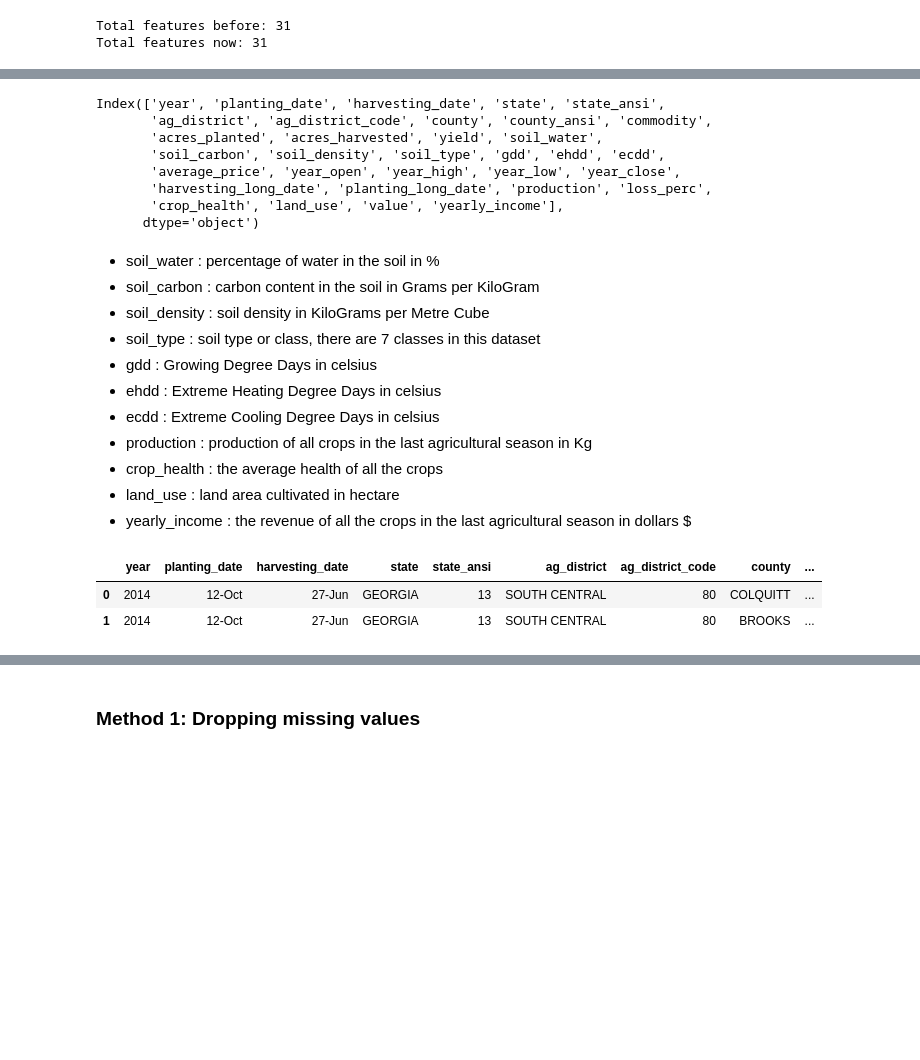
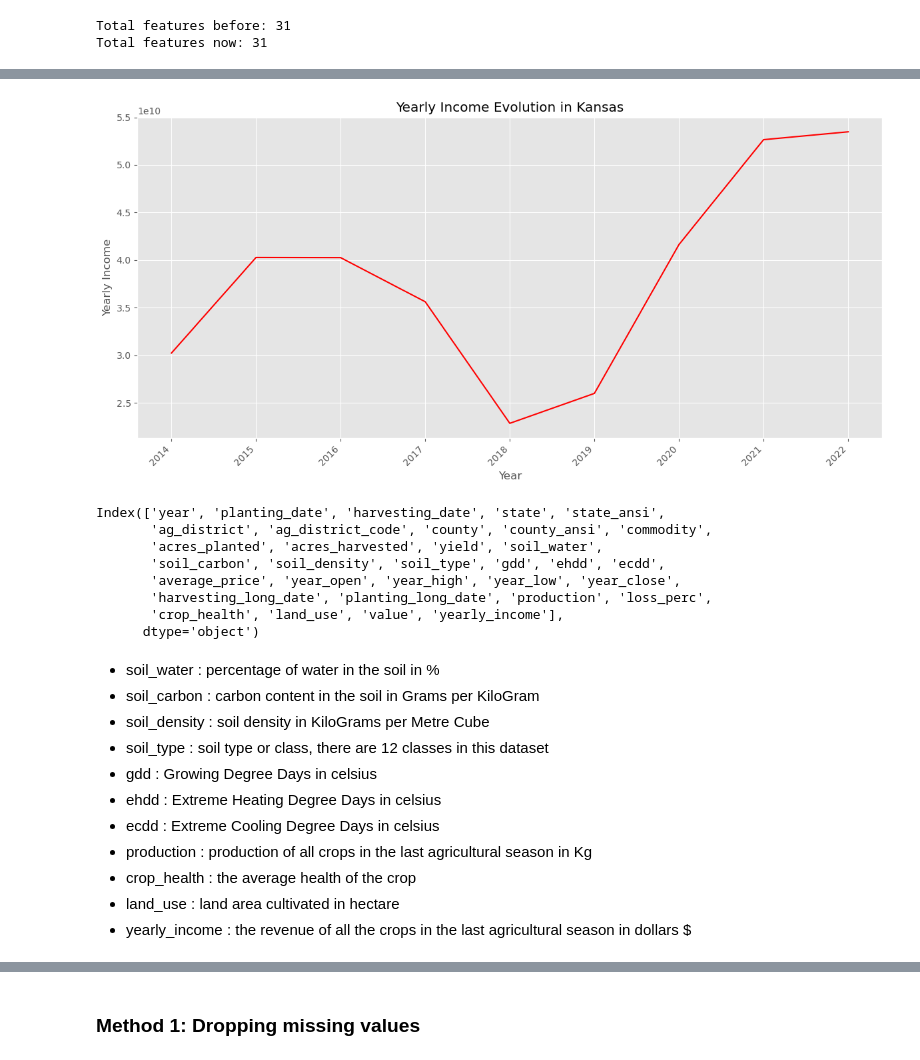
Before and after one commit to abdeleatifi/predict_farm_performance, a Jupyter notebook: Farm_Clustring_EDA.ipynb, the cells around one changed output, grey strips where cells are left out. Cells and saved outputs as stored; diff of their text form; code cells hidden in the pictures; blank space fills up the shorter version.

```diff
--- a/Farm_Clustring_EDA.ipynb
+++ b/Farm_Clustring_EDA.ipynb
@@ -258,3 +343,26 @@ Total features now: 31
+# %%
+# Filter the DataFrame for the state of Kansas
+df_kansas = df_merged[df_merged['state'] == 'KANSAS']
+
+# Group the filtered DataFrame by year and calculate the mean yearly income for each year
+yearly_income_kansas = df_kansas.groupby('year')['yearly_income'].sum().reset_index()
+
+# Plotting the line chart
+plt.figure(figsize=(12, 6))
+#yearly_income_kansas.plot(kind='line', marker='o', color='blue')
+sns.lineplot(x='year', y='yearly_income', data=yearly_income_kansas, color='red')
+
+# Customize the plot
+plt.title('Yearly Income Evolution in Kansas')
+plt.xlabel('Year')
+plt.ylabel('Yearly Income')
+plt.xticks(rotation=45, ha='right')
+
+# Show the plot
+plt.tight_layout()
+plt.show()
+# %% [output]
+[figure, added]
 # %%
 df_merged.columns
 # %% [output]
@@ -281,17 +391,11 @@ df_sel = df_merged[[#'year', 'planting_date', 'harvesting_date', 'state', 'state
 - soil_water : percentage of water in the soil in %
 - soil_carbon : carbon content in the soil in Grams per KiloGram
 - soil_density : soil density in KiloGrams per Metre Cube
-- soil_type : soil type or class, there are 7 classes in this dataset
+- soil_type : soil type or class, there are 12 classes in this dataset
 - gdd : Growing Degree Days in celsius
 - ehdd : Extreme Heating Degree Days in celsius
 - ecdd : Extreme Cooling Degree Days in celsius
 - production : production of all crops in the last agricultural season in Kg
-- crop_health : the average health of all the crops
+- crop_health : the average health of the crop
 - land_use : land area cultivated in hectare
 - yearly_income : the revenue of all the crops in the last agricultural season in dollars $
-# %%
-df_merged.head(2)
-# %% [output]
-|  | year | planting_date | harvesting_date | state | state_ansi | ag_district | ag_district_code | county | ... |
-| 0 | 2014 | 12-Oct | 27-Jun | GEORGIA | 13 | SOUTH CENTRAL | 80 | COLQUITT | ... |
-| 1 | 2014 | 12-Oct | 27-Jun | GEORGIA | 13 | SOUTH CENTRAL | 80 | BROOKS | ... |
```
Also changed, not shown: parts of 29 cells of this notebook, 4 other files.
